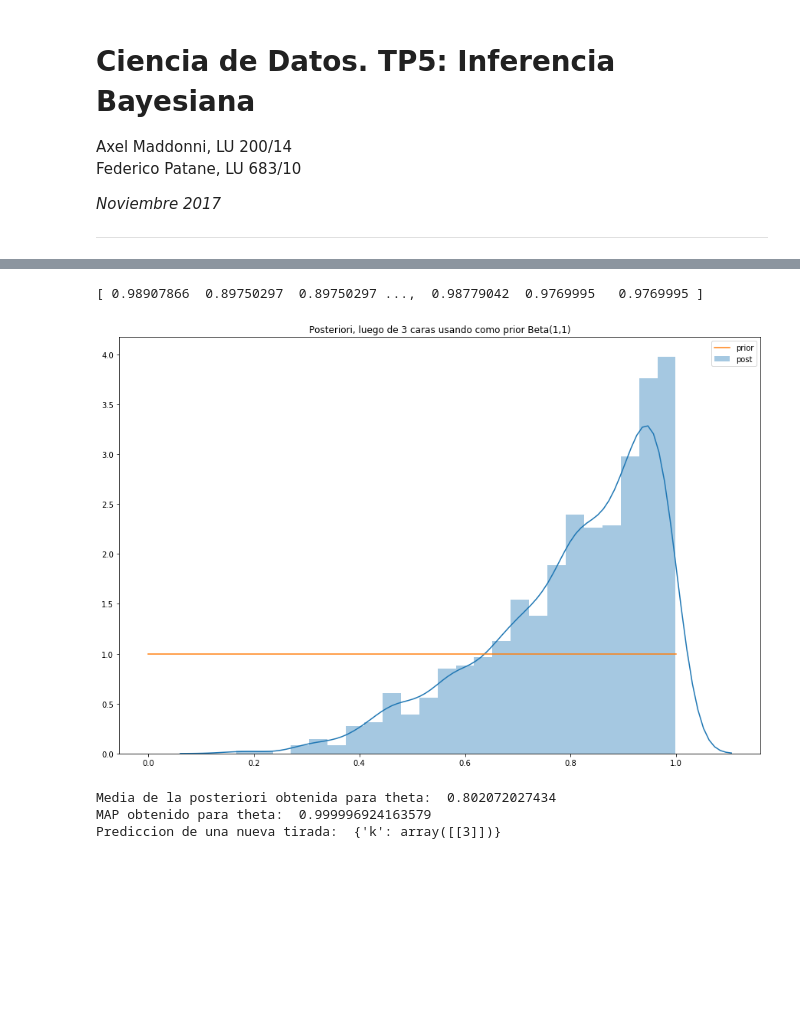
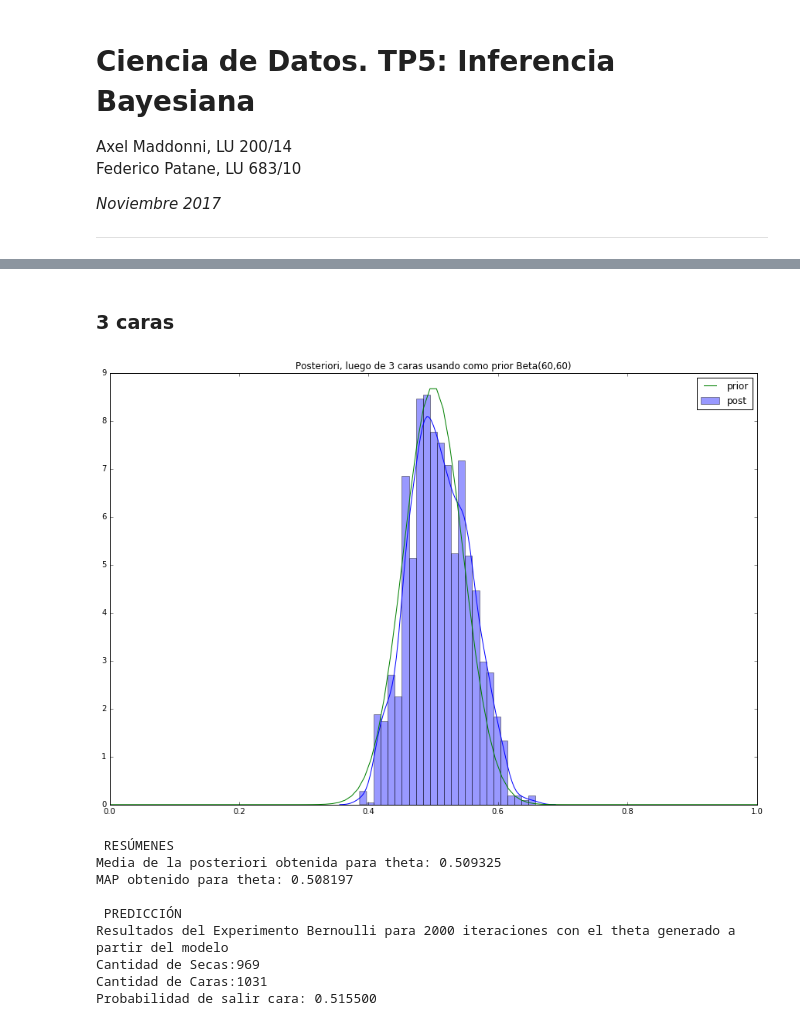
Before and after one commit to axelmaddonni/cienciadatos, a Jupyter notebook: tp5/Informe TP5.ipynb, the cells around one changed output, grey strips where cells are left out. Cells and saved outputs as stored; diff of their text form; code cells hidden in the pictures; blank space fills up the shorter version.

```diff
--- a/tp5/Informe TP5.ipynb
+++ b/tp5/Informe TP5.ipynb
@@ -84,8 +134,15 @@ Prediccion de una nueva tirada:  {'k': array([[15]])}
+# %% [markdown]
+### 3 caras
 # %%
-test_model(n=3,h=3,alpha=1,beta=1)
+test_model(n=3,h=3,alpha=60,beta=60)
 # %% [output]
+[figure, new version]
-[ 0.98907866  0.89750297  0.89750297 ...,  0.98779042  0.9769995   0.9769995 ]
+ RESÚMENES
+Media de la posteriori obtenida para theta: 0.509325
+MAP obtenido para theta: 0.508197
+
+ PREDICCIÓN
+Resultados del Experimento Bernoulli para 2000 iteraciones con el theta generado a partir del modelo
+Cantidad de Secas:969
+Cantidad de Caras:1031
+Probabilidad de salir cara: 0.515500
-[figure, old version]
-Media de la posteriori obtenida para theta:  0.802072027434
-MAP obtenido para theta:  0.999996924163579
-Prediccion de una nueva tirada:  {'k': array([[3]])}
```
Also changed, not shown: parts of 15 cells of this notebook.
